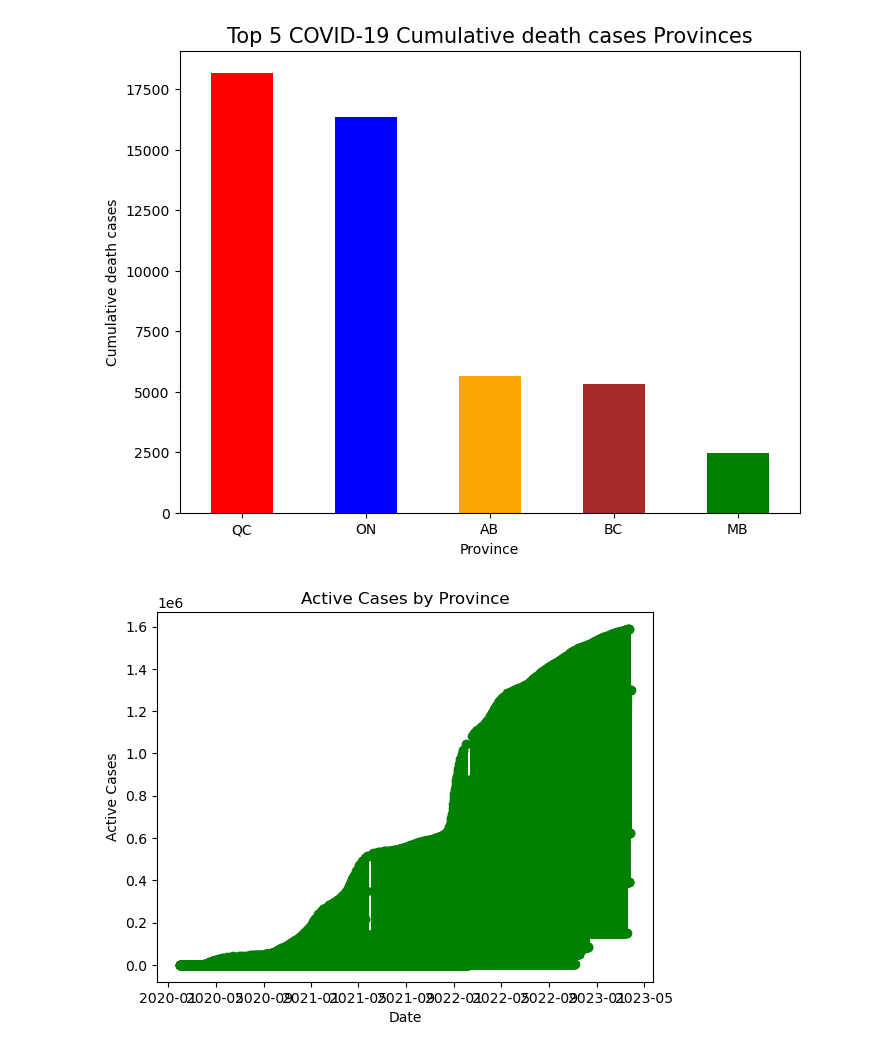
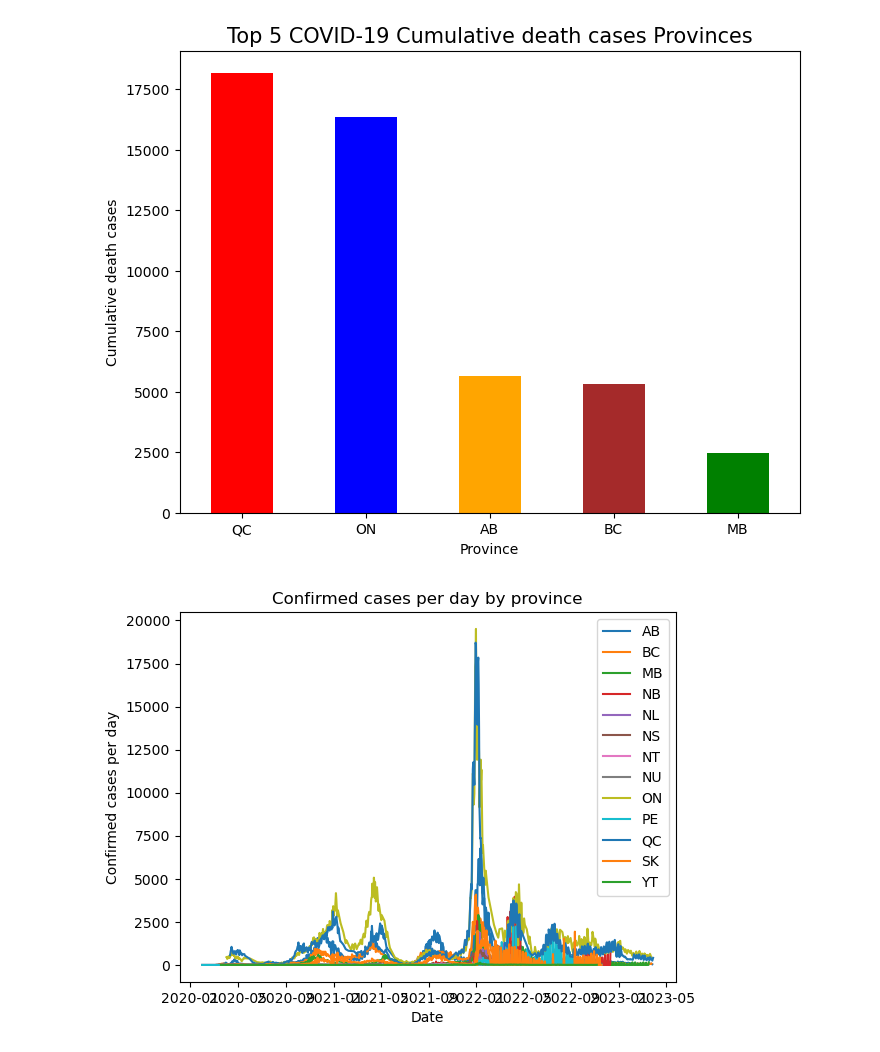
Before and after one commit to svafaeva93/Covid19AnalysisCanada, a Jupyter notebook: Data_extraction_API.ipynb, the cells around one changed output. Cells and saved outputs as stored; diff of their text form; code cells hidden in the pictures.

```diff
--- a/Data_extraction_API.ipynb
+++ b/Data_extraction_API.ipynb
@@ -322,15 +314,20 @@ plt.show()
 # %% [output]
 [figure]
 # %%
-Line_plot_df = covid_dataframe_df.loc[:, ['Province', 'Date', 'Active Cases']]
-# Line_plot_df = Line_plot_df.groupby('Province')[['Date', 'Active Cases']]
-provinces = Line_plot_df['Province'].unique()
+Line_plot_df = covid_dataframe_df.loc[:, ['Province', 'Date', 'Confirmed cases per day']]
+# sort by province and date
+Line_plot_df = Line_plot_df.sort_values(['Province', 'Date'])
+# create a separate plot for each province
+for province, group in Line_plot_df.groupby('Province'):
+    # plot Date vs Confirmed cases per day
+    plt.plot(group['Date'], group['Confirmed cases per day'], label=province)
+# add labels and legend
+plt.xlabel('Date')
+plt.ylabel('Confirmed cases per day')
+plt.title('Confirmed cases per day by province')
+plt.legend()
 
-# # plot the data
-plt.plot(Line_plot_df['Date'], Line_plot_df['Active Cases'], marker='o', color='green', linewidth=2)
-plt.xlabel('Date')
-plt.ylabel('Active Cases')
-plt.title('Active Cases by Province')
+# show the plot
 plt.show()
 # %% [output]
-[figure, old version]
+[figure, new version]
```
Also changed, not shown: parts of 7 cells of this notebook.
